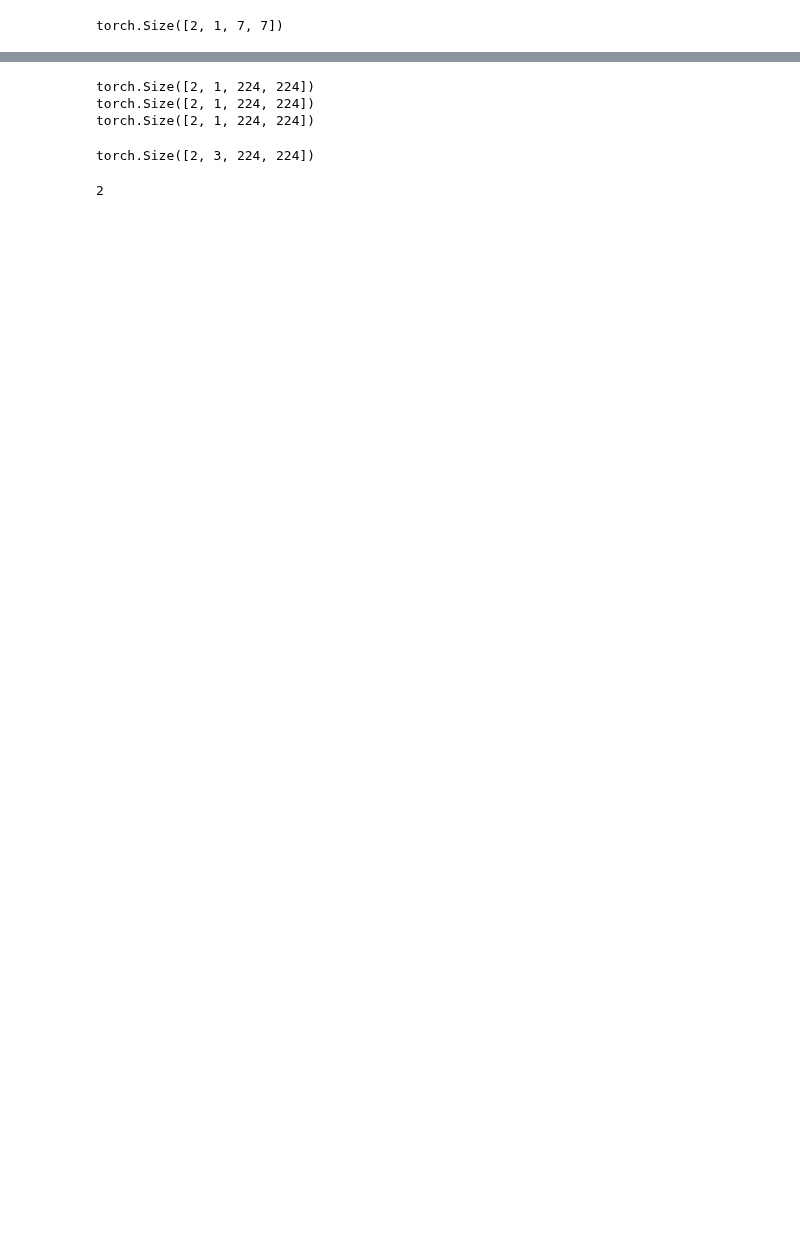
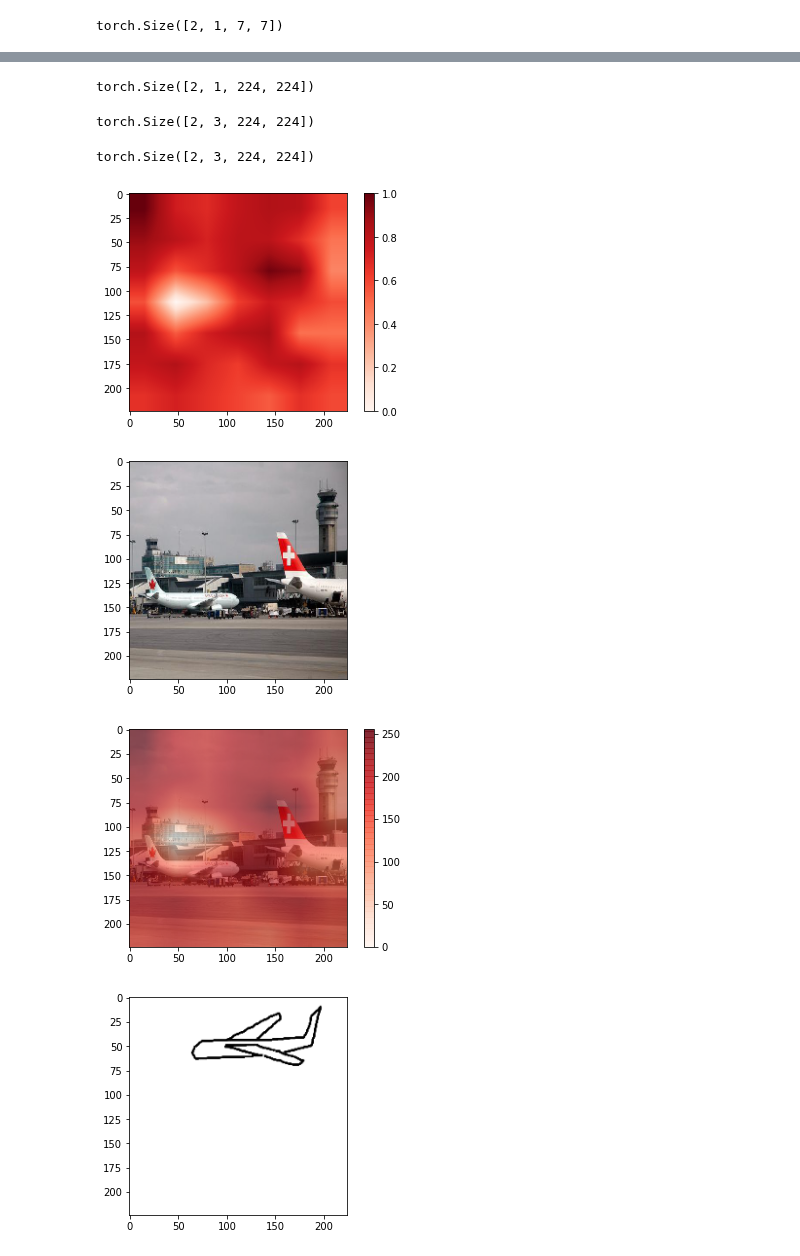
Before and after one commit to VisiumCH/AMLD-2021-Sketchy, a Jupyter notebook: notebooks/AttentionPlot.ipynb, the cells around one changed output, grey strips where cells are left out. Saved outputs shown, nothing was run; the diff lists cells and outputs as text; code cells hidden in the pictures; blank space fills up the shorter version.

Commit message:
plot with heatmap

```diff
--- a/notebooks/AttentionPlot.ipynb
+++ b/notebooks/AttentionPlot.ipynb
@@ -125,23 +85,55 @@ tensor([[[[0.0247]]],
 # %%
 attn_sk = nn.Upsample(size=(sk_log[0].size(1), sk_log[0].size(2)), mode='bilinear', align_corners=False)(attn_sk)
-print(attn_sk.shape)
 attn_sk = attn_sk - attn_sk.view((attn_sk.size(0), -1)).min(-1)[0].unsqueeze(-1).unsqueeze(-1).unsqueeze(-1)
-print(attn_sk.shape)
 attn_sk = attn_sk/attn_sk.view((attn_sk.size(0), -1)).max(-1)[0].unsqueeze(-1).unsqueeze(-1).unsqueeze(-1)
 print(attn_sk.shape)
 # %% [output]
 torch.Size([2, 1, 224, 224])
-torch.Size([2, 1, 224, 224])
-torch.Size([2, 1, 224, 224])
 # %%
 im_log.shape
 # %% [output]
 torch.Size([2, 3, 224, 224])
-# %%
-im_log.size(0)
-# %% [output]
-2
+# %%
+sk_log.shape
+# %% [output]
+torch.Size([2, 3, 224, 224])
 # %%
 def transpose(tensor):
     array = tensor.detach().numpy()
     return np.transpose(array, (1,2,0))
+# %%
+for i in range(im_log.size(0)): # number of images
+    # Heatmap
+    heat_map = attn_im[i].squeeze().detach().numpy()
+    plt.imshow(heat_map, cmap='Reds')
+    plt.colorbar()
+    plt.show()
+
+    # Image
+    im = transpose(im_log[i])
+    plt.imshow(im)
+    plt.show()
+
+    # Both: Heatmap + Image
+    plt.imshow(im)
+    array = plt.imshow(255 * heat_map, alpha=0.6, cmap='Reds')
+    plt.colorbar()
+    plt.axis('on')
+    plt.show()
+
+    # Sketch
+    sk = transpose(sk_log[i])
+    plt.imshow(sk)
+    plt.show()
+
+    # Both: Heatmap + Sketch
+    plt.imshow(sk)
+    array = plt.imshow(255 * heat_map, alpha=0.6, cmap='Reds')
+    plt.colorbar()
+    plt.axis('on')
+    plt.show()
+# %% [output]
+[figure, added]
+[figure, added]
+[figure, added]
+[figure, added]
```
Also changed, not shown: parts of 17 cells of this notebook.
